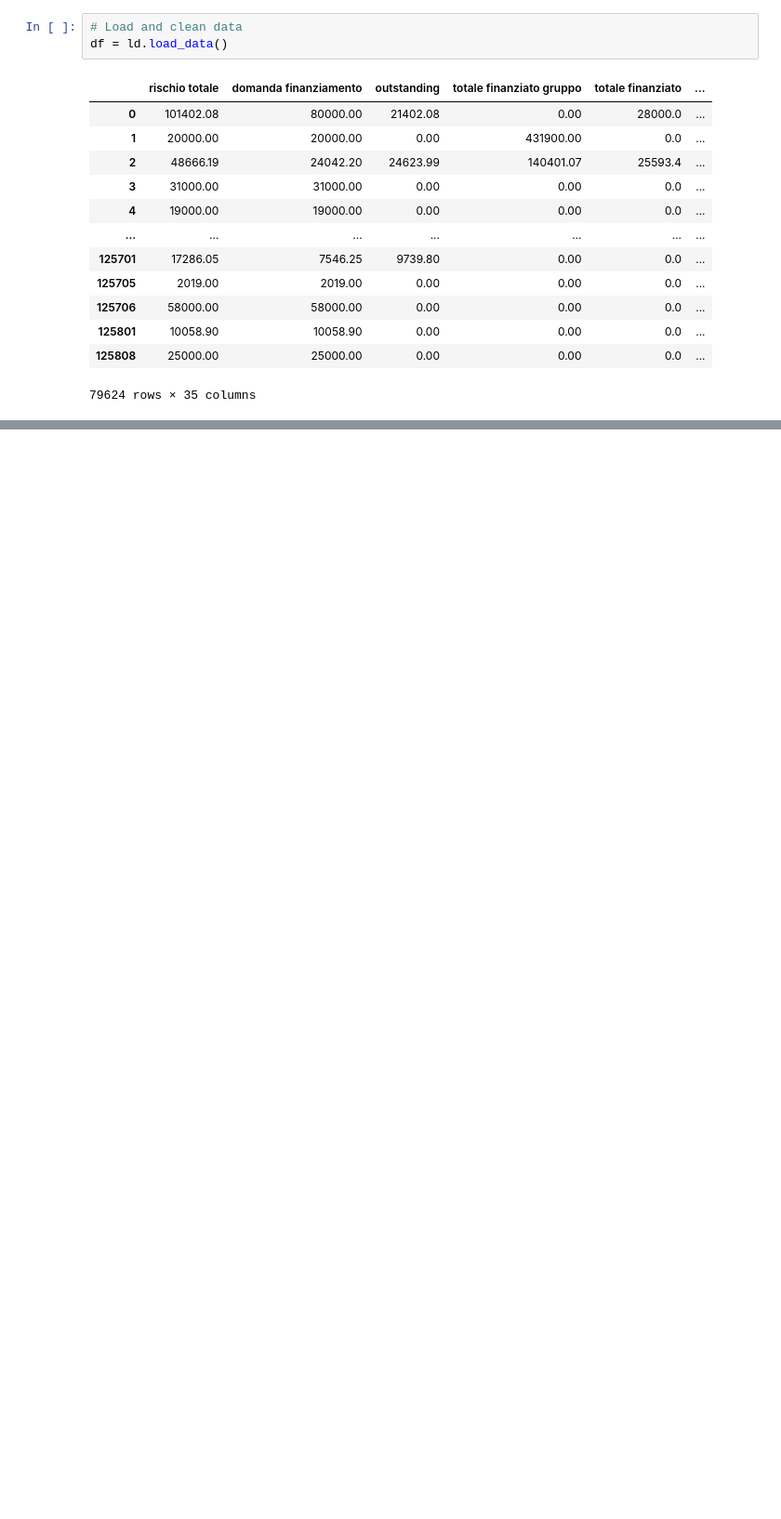
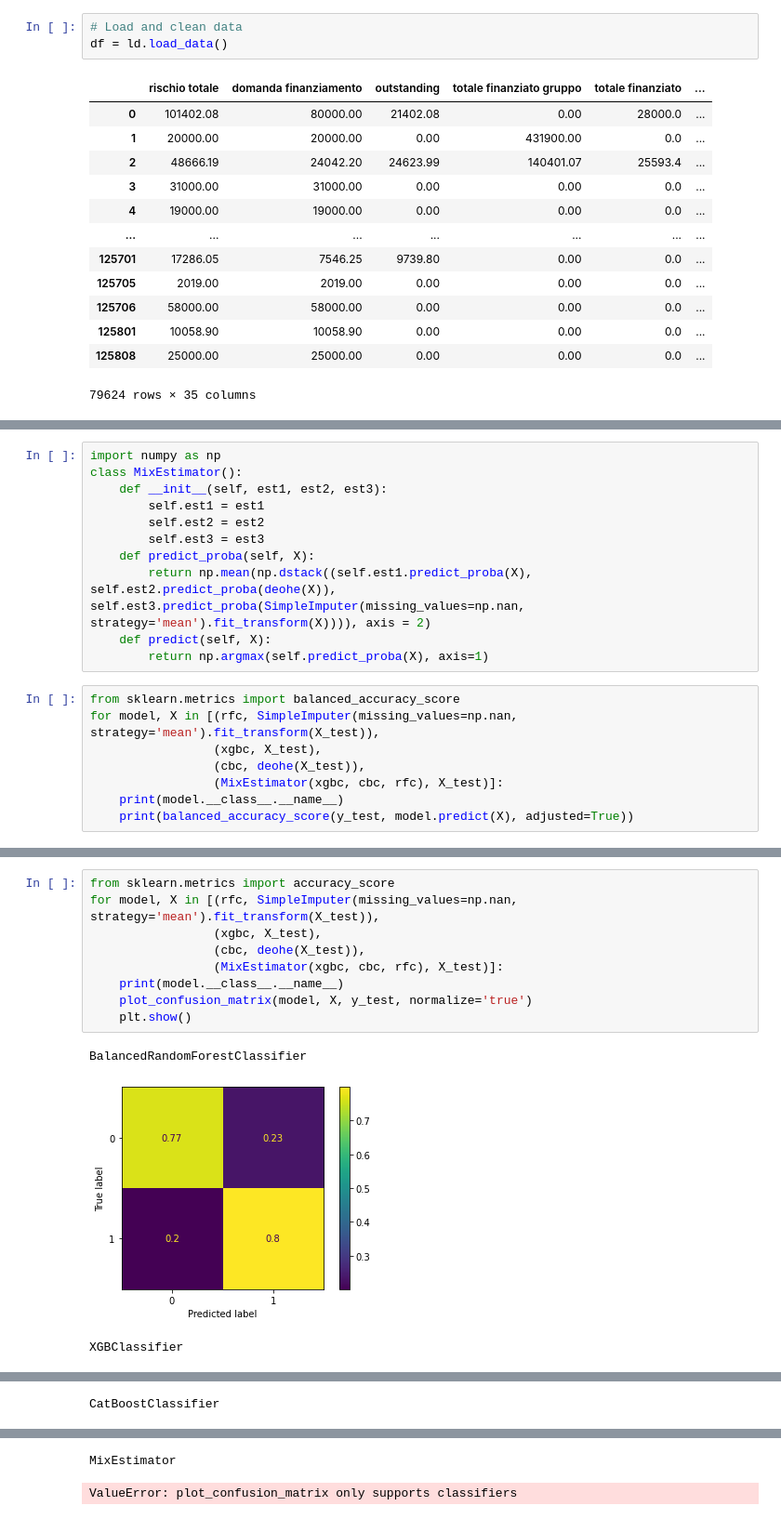
Before and after one commit to mariosacaj/leasing_solutions, a Jupyter notebook: main.ipynb, the cells around one changed output, grey strips where cells are left out. Shown at 93% size. Cells and saved outputs as stored; diff of their text form; blank space fills up the shorter version.

```diff
--- a/main.ipynb
+++ b/main.ipynb
@@ -94,0 +195,19 @@ plt.show()
+# %%
+import numpy as np
+class MixEstimator():
+    def __init__(self, est1, est2, est3):
+        self.est1 = est1
+        self.est2 = est2
+        self.est3 = est3
+    def predict_proba(self, X):
+        return np.mean(np.dstack((self.est1.predict_proba(X), self.est2.predict_proba(deohe(X)), self.est3.predict_proba(SimpleImputer(missing_values=np.nan, strategy='mean').fit_transform(X)))), axis = 2)
+    def predict(self, X):
+        return np.argmax(self.predict_proba(X), axis=1)
+# %%
+from sklearn.metrics import balanced_accuracy_score
+for model, X in [(rfc, SimpleImputer(missing_values=np.nan, strategy='mean').fit_transform(X_test)),
+                 (xgbc, X_test),
+                 (cbc, deohe(X_test)),
+                 (MixEstimator(xgbc, cbc, rfc), X_test)]:
+    print(model.__class__.__name__)
+    print(balanced_accuracy_score(y_test, model.predict(X), adjusted=True))
@@ -94,0 +225,13 @@ plt.show()
+# %%
+from sklearn.metrics import accuracy_score
+for model, X in [(rfc, SimpleImputer(missing_values=np.nan, strategy='mean').fit_transform(X_test)),
+                 (xgbc, X_test),
+                 (cbc, deohe(X_test)),
+                 (MixEstimator(xgbc, cbc, rfc), X_test)]:
+    print(model.__class__.__name__)
+    plot_confusion_matrix(model, X, y_test, normalize='true')
+    plt.show()
+# %% [output]
+BalancedRandomForestClassifier
+[figure, added]
+XGBClassifier
@@ -94,0 +239 @@ plt.show()
+CatBoostClassifier
@@ -94,0 +241,2 @@ plt.show()
+MixEstimator
+ValueError: plot_confusion_matrix only supports classifiers
```
Also changed, not shown: parts of 26 cells of this notebook, 1 other file.
